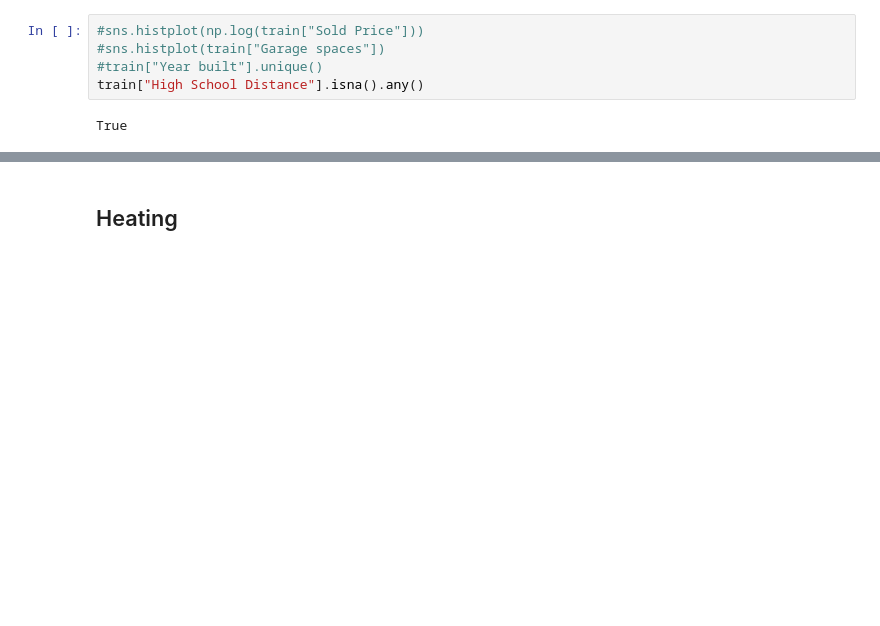
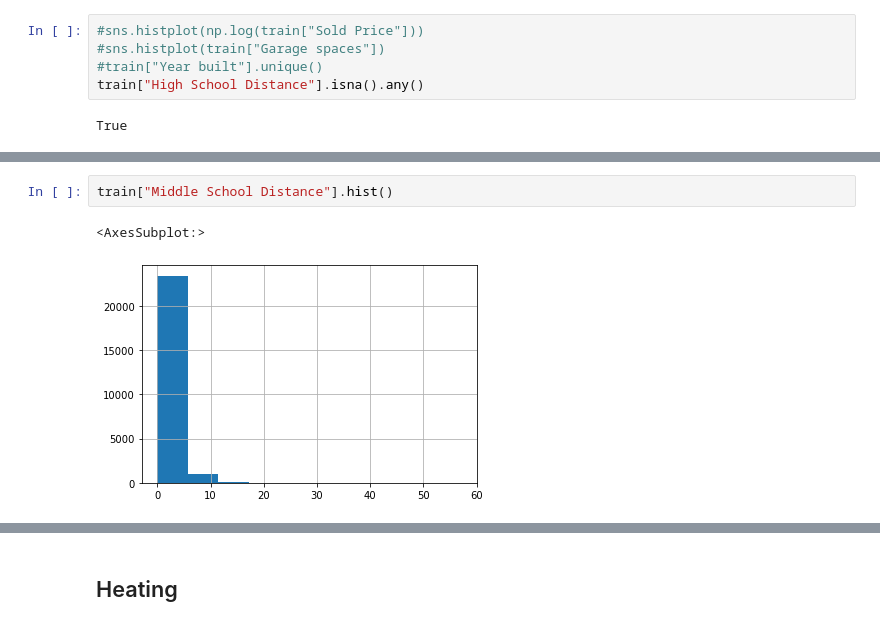
Before and after one commit to tom-farmer/Predictive-Analytics-Hackathon-2022, a Jupyter notebook: notebooks/modeling.ipynb, the cells around one changed output, grey strips where cells are left out. Cells and saved outputs as stored; diff of their text form; blank space fills up the shorter version.

```diff
--- a/notebooks/modeling.ipynb
+++ b/notebooks/modeling.ipynb
@@ -90,0 +109,5 @@ True
+# %%
+train["Middle School Distance"].hist()
+# %% [output]
+<AxesSubplot:>
+[figure, added]
```
Also changed, not shown: parts of 38 cells of this notebook.
